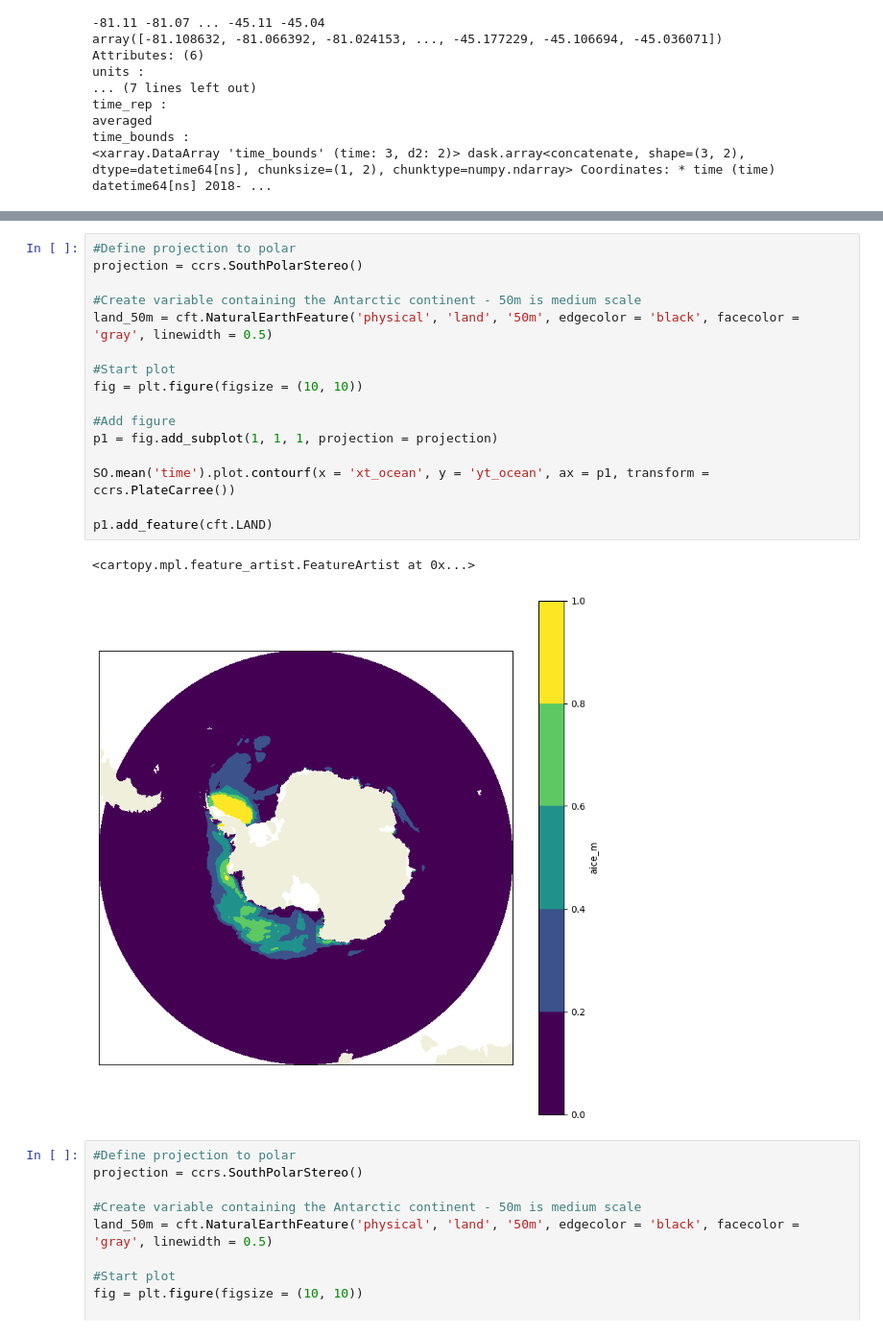
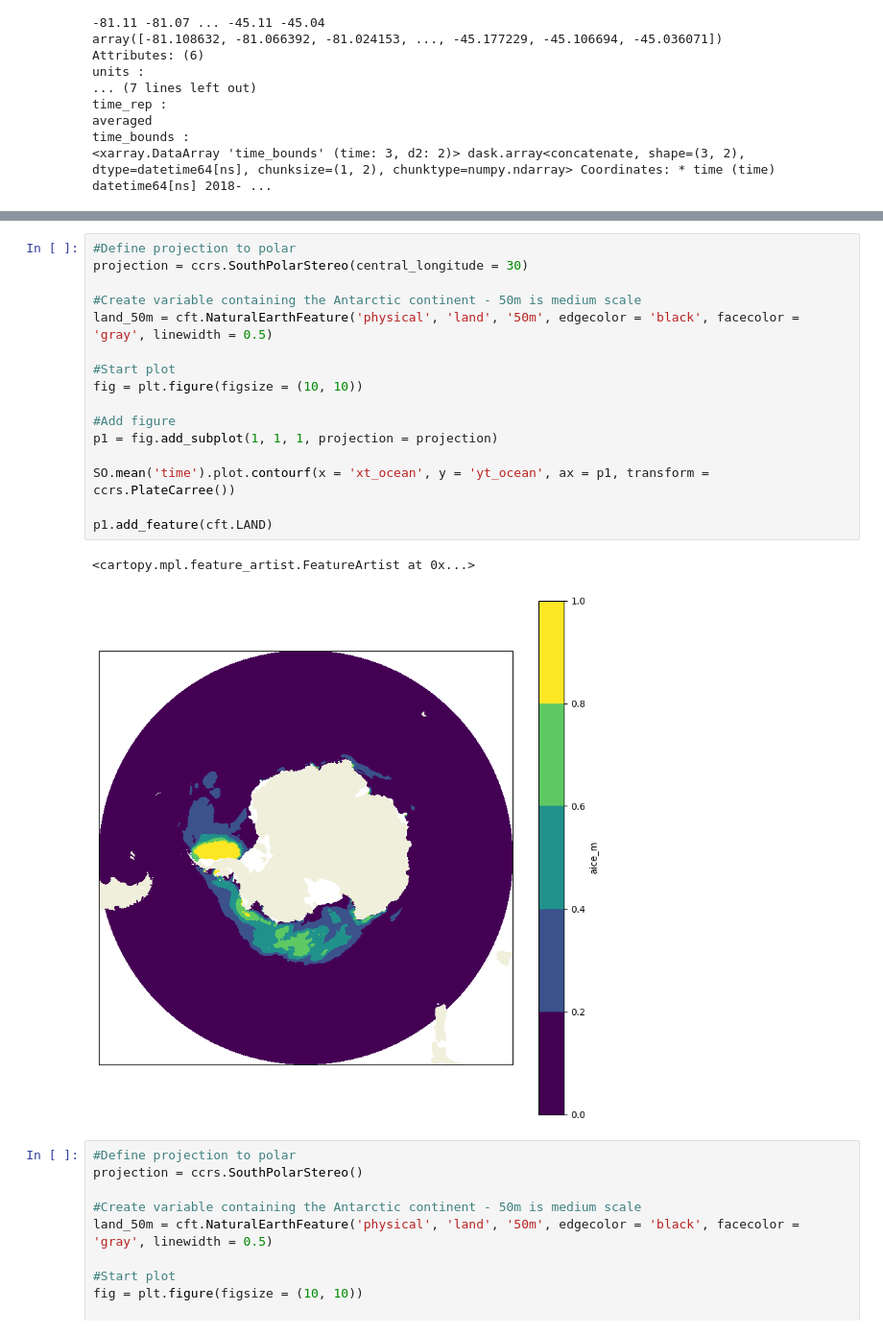
Before and after one commit to lidefi87/ACCESS_scripts_DFA, a Jupyter notebook: Scripts/VariousPlots.ipynb, the cells around one changed output, grey strips where cells are left out. Shown at 96% size. Saved outputs shown, nothing was run; the diff lists cells and outputs as text.

```diff
--- a/Scripts/VariousPlots.ipynb
+++ b/Scripts/VariousPlots.ipynb
@@ -189,22 +198,22 @@ time_bounds :
 # %%
 #Define projection to polar
-projection = ccrs.SouthPolarStereo()
+projection = ccrs.SouthPolarStereo(central_longitude = 30)
 
 #Create variable containing the Antarctic continent - 50m is medium scale
 land_50m = cft.NaturalEarthFeature('physical', 'land', '50m', edgecolor = 'black', facecolor = 'gray', linewidth = 0.5)
 
 #Start plot
 fig = plt.figure(figsize = (10, 10))
 
 #Add figure
 p1 = fig.add_subplot(1, 1, 1, projection = projection)
 
 SO.mean('time').plot.contourf(x = 'xt_ocean', y = 'yt_ocean', ax = p1, transform = ccrs.PlateCarree())
 
 p1.add_feature(cft.LAND)
 # %% [output]
 <cartopy.mpl.feature_artist.FeatureArtist at 0x...>
-[figure, old version]
+[figure, new version]
 # %%
 #Define projection to polar
 projection = ccrs.SouthPolarStereo()
```
Also changed, not shown: parts of 1 cell of this notebook, 7 other files.
